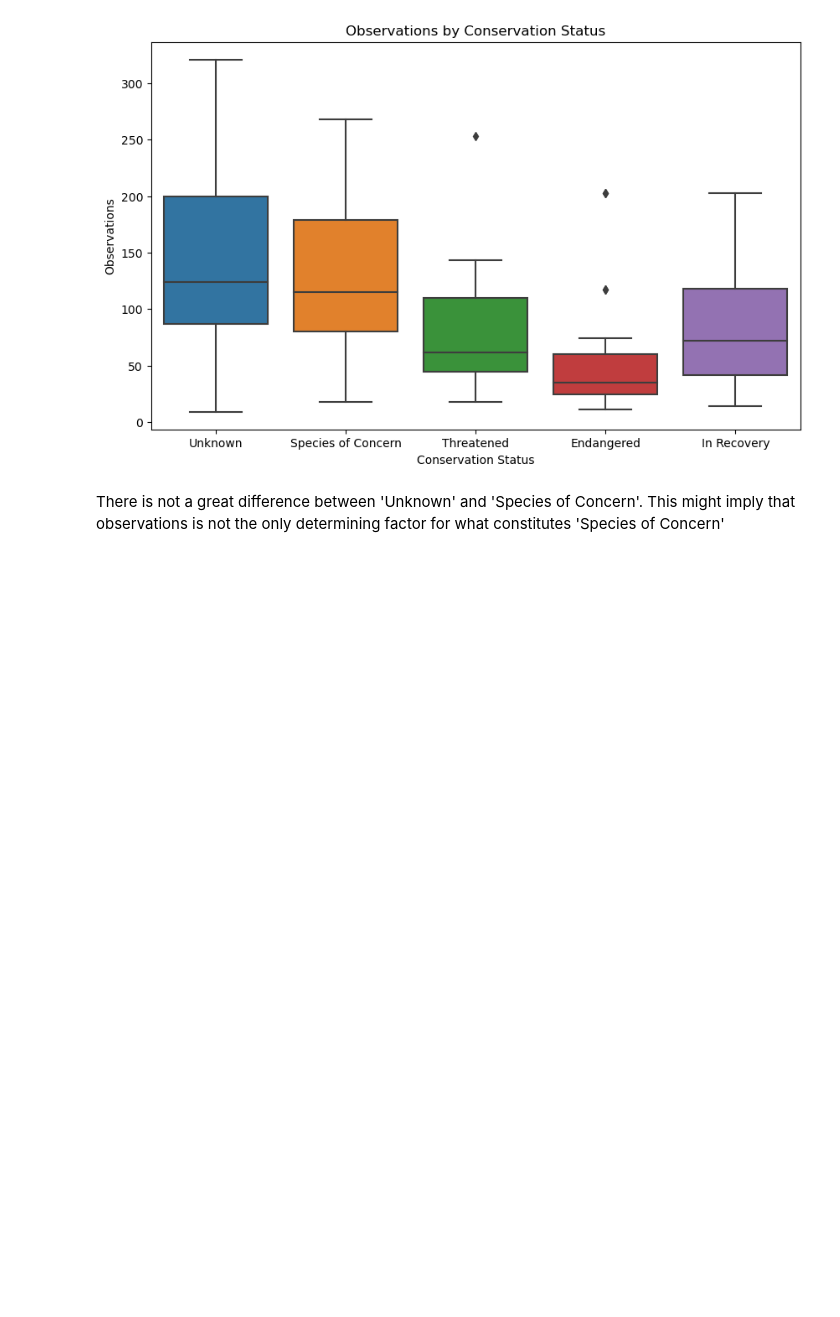
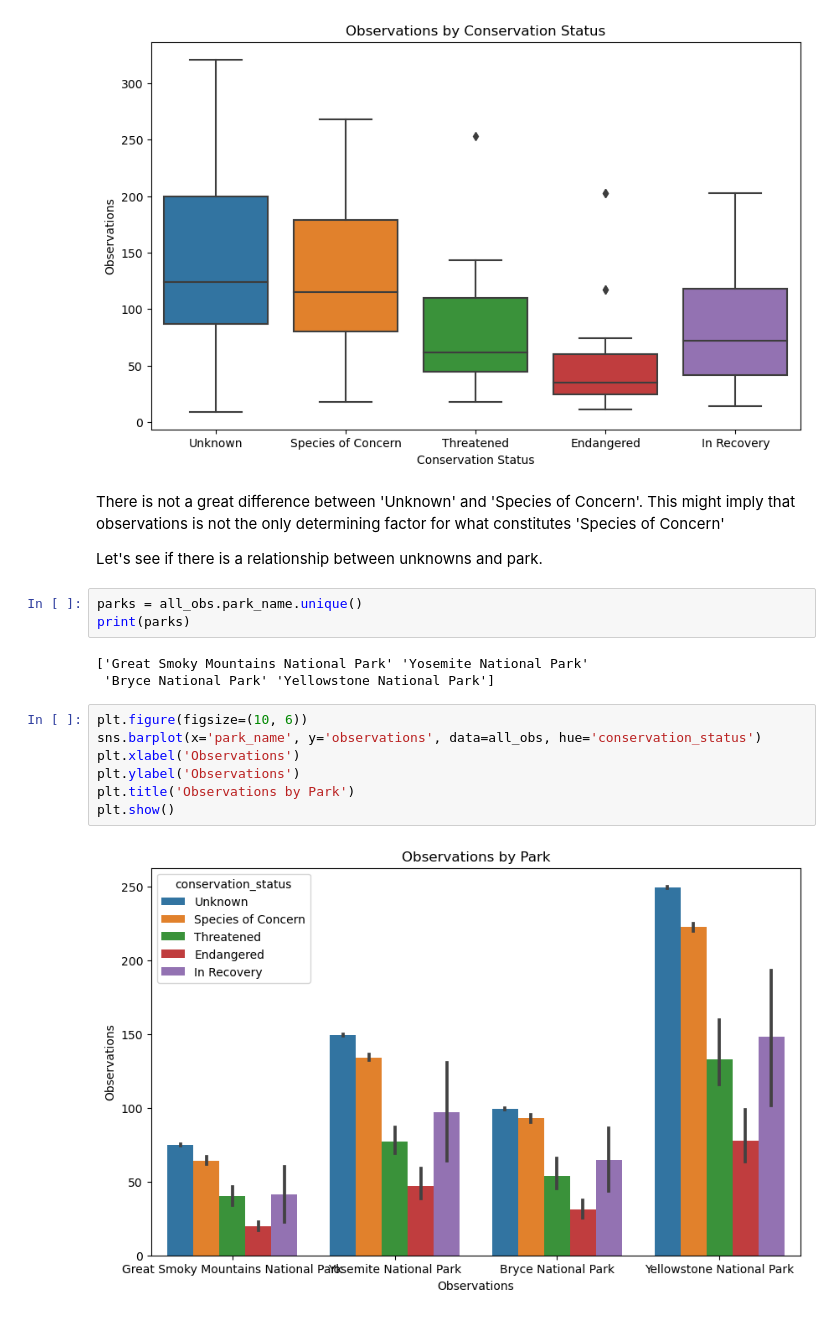
Before and after one commit to davisjustinw/national-parks-biodiversity, a Jupyter notebook: biodiversity.ipynb, the cells around one changed output. Saved outputs shown, nothing was run; the diff lists cells and outputs as text; blank space fills up the shorter version.

Commit message:
add barplot observations of status by park

```diff
--- a/biodiversity.ipynb
+++ b/biodiversity.ipynb
@@ -139,3 +139,20 @@ plt.show()
 [figure]
 # %% [markdown]
 There is not a great difference between 'Unknown' and 'Species of Concern'.  This might imply that observations is not the only determining factor for what constitutes 'Species of Concern'
+
+Let's see if there is a relationship between unknowns and park.
+# %%
+parks = all_obs.park_name.unique()
+print(parks)
+# %% [output]
+['Great Smoky Mountains National Park' 'Yosemite National Park'
+ 'Bryce National Park' 'Yellowstone National Park']
+# %%
+plt.figure(figsize=(10, 6))
+sns.barplot(x='park_name', y='observations', data=all_obs, hue='conservation_status')
+plt.xlabel('Observations')
+plt.ylabel('Observations')
+plt.title('Observations by Park')
+plt.show()
+# %% [output]
+[figure, added]
```
Also changed, not shown: parts of 1 cell of this notebook.
